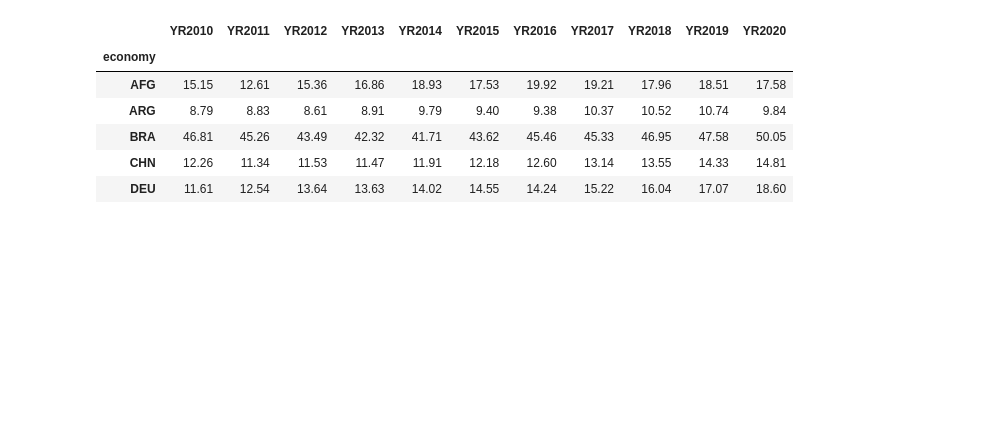
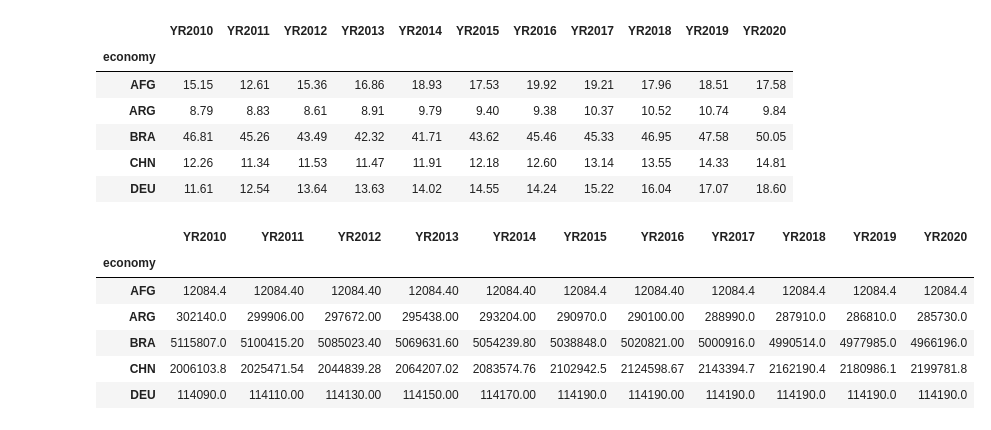
Before and after one commit to Pollybs/quest_week3, a Jupyter notebook: code_data_f.ipynb, the cells around one changed output. Drawn from its saved outputs; the diff is of its cells as text; code cells hidden in the pictures; blank space fills up the shorter version.

```diff
--- a/code_data_f.ipynb
+++ b/code_data_f.ipynb
@@ -40,5 +115,13 @@ renewable_energy_consumption.head()
 | CHN | 12.26 | 11.34 | 11.53 | 11.47 | 11.91 | 12.18 | 12.60 | 13.14 | 13.55 | 14.33 | 14.81 |
 | DEU | 11.61 | 12.54 | 13.64 | 13.63 | 14.02 | 14.55 | 14.24 | 15.22 | 16.04 | 17.07 | 18.60 |
 # %%
-forest_area_p_of_land_area = wb.data.DataFrame('AG.LND.FRST.Zs', ['AFG', 'ARG','BRA','CHN','DEU','FRA','GBR','JPN','LBN','POL','UKR','URY','USA'], time=range(2010,2021))
-forest_area_p_of_land_area.head()
+forest_area = wb.data.DataFrame('AG.LND.FRST.K2', ['AFG', 'ARG','BRA','CHN','DEU','FRA','GBR','JPN','LBN','POL','UKR','URY','USA'], time=range(2010,2021))
+forest_area.head()
+# %% [output]
+|  | YR2010 | YR2011 | YR2012 | YR2013 | YR2014 | YR2015 | YR2016 | YR2017 | YR2018 | YR2019 | YR2020 |
+| economy |  |  |  |  |  |  |  |  |  |  |  |
+| AFG | 12084.4 | 12084.40 | 12084.40 | 12084.40 | 12084.40 | 12084.4 | 12084.40 | 12084.4 | 12084.4 | 12084.4 | 12084.4 |
+| ARG | 302140.0 | 299906.00 | 297672.00 | 295438.00 | 293204.00 | 290970.0 | 290100.00 | 288990.0 | 287910.0 | 286810.0 | 285730.0 |
+| BRA | 5115807.0 | 5100415.20 | 5085023.40 | 5069631.60 | 5054239.80 | 5038848.0 | 5020821.00 | 5000916.0 | 4990514.0 | 4977985.0 | 4966196.0 |
+| CHN | 2006103.8 | 2025471.54 | 2044839.28 | 2064207.02 | 2083574.76 | 2102942.5 | 2124598.67 | 2143394.7 | 2162190.4 | 2180986.1 | 2199781.8 |
+| DEU | 114090.0 | 114110.00 | 114130.00 | 114150.00 | 114170.00 | 114190.0 | 114190.00 | 114190.0 | 114190.0 | 114190.0 | 114190.0 |
```
Also changed, not shown: parts of 8 cells of this notebook, 2 other files.
